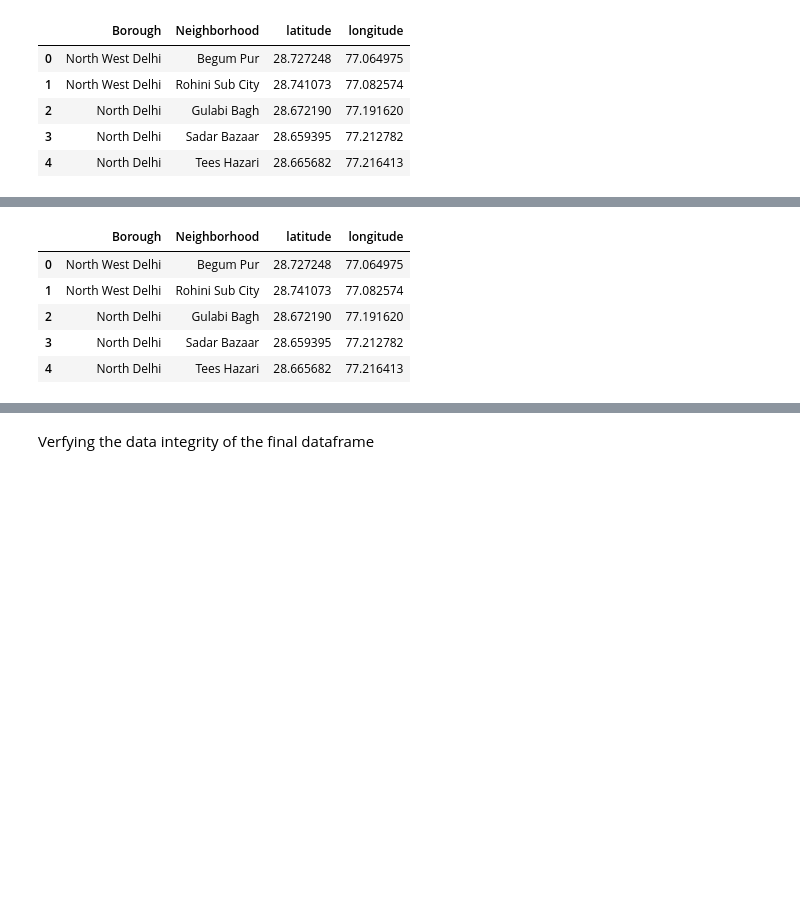
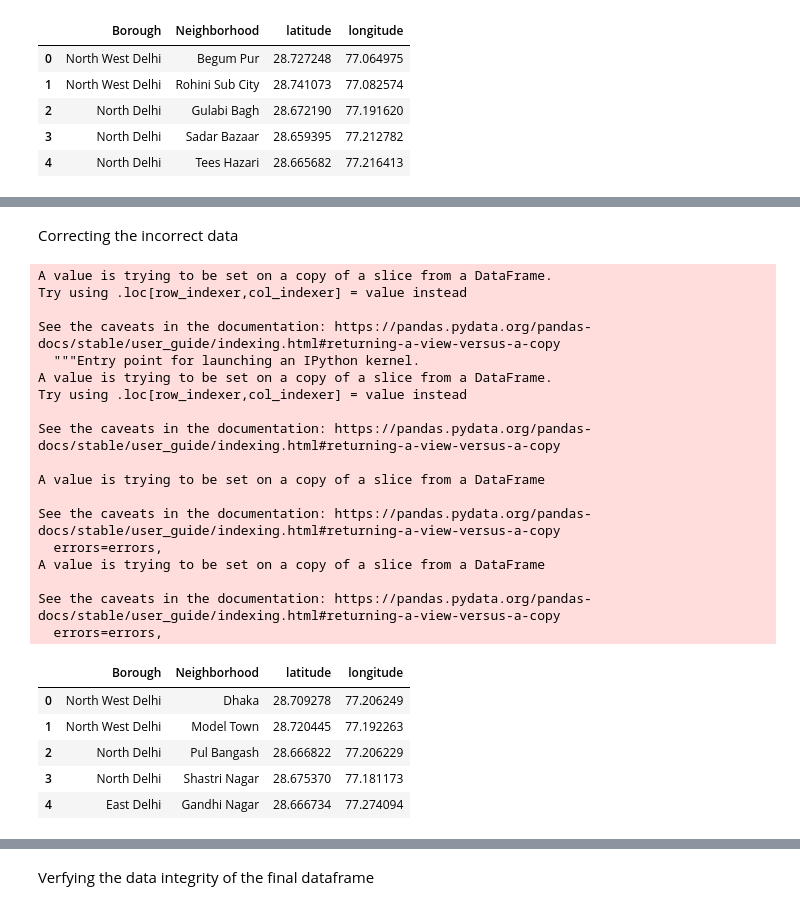
Before and after one commit to Sourin99/Rec-A-Businesss, a Jupyter notebook: Rec_a_Business_final_code.ipynb, the cells around one changed output, grey strips where cells are left out. Cells and saved outputs as stored; diff of their text form; code cells hidden in the pictures; blank space fills up the shorter version.

```diff
--- a/Rec_a_Business_final_code.ipynb
+++ b/Rec_a_Business_final_code.ipynb
@@ -219,3 +223,3 @@ The dataframe still has some wrong latitude and longitudes. Dropping them
 # %%
-df = df[df['latitude'] < 30]
+df2 = df[df['latitude'] < 30]
 # %%
@@ -224,9 +229,68 @@ df.drop(['index'],axis=1,inplace=True)
-# %%
-df.head()
-# %% [output]
-|  | Borough | Neighborhood | latitude | longitude |
-| 0 | North West Delhi | Begum Pur | 28.727248 | 77.064975 |
-| 1 | North West Delhi | Rohini Sub City | 28.741073 | 77.082574 |
-| 2 | North Delhi | Gulabi Bagh | 28.672190 | 77.191620 |
-| 3 | North Delhi | Sadar Bazaar | 28.659395 | 77.212782 |
-| 4 | North Delhi | Tees Hazari | 28.665682 | 77.216413 |
+# %% [markdown]
+Correcting the incorrect data
+# %%
+cor_lat = pd.Series([],dtype = float)
+cor_lng = pd.Series([],dtype = float)
+
+#Assigning the data
+
+#Dhaka
+cor_lat[0], cor_lng[0] = 28.709278, 77.206249
+
+#Model Town
+cor_lat[1],cor_lng[1] = 28.720445, 77.192263
+
+#Pul Bangash
+cor_lat[2], cor_lng[2] = 28.666822, 77.206229
+
+#Shastri Nagar , ND
+cor_lat[3],cor_lng[3] = 28.675370, 77.181173
+
+#Gandhi Nagar
+cor_lat[4], cor_lng[4] = 28.666734, 77.274094
+
+#Shastri Nagar , ED
+cor_lat[5],cor_lng[5] = 28.647588, 77.273977
+
+#Govindpuri
+cor_lat[6], cor_lng[6] = 28.535112, 77.263185
+
+#Kalkaji
+cor_lat[7],cor_lng[7] = 28.540973, 77.259523
+
+#Ashok Nagar
+cor_lat[8], cor_lng[8] = 28.637112, 77.102459
+
+#Nehru Nagar
+cor_lat[9],cor_lng[9] = 28.663061, 77.169519
+# %%
+df1['latitude_mod'] = cor_lat
+df1['longitude_mod'] = cor_lng
+df1.drop(['latitude','longitude'],axis=1,inplace=True)
+df1.rename(columns={'latitude_mod' : 'latitude' , 'longitude_mod' : 'longitude' }, inplace=True)
+df1.head()
+# %% [output]
+A value is trying to be set on a copy of a slice from a DataFrame.
+Try using .loc[row_indexer,col_indexer] = value instead
+
+See the caveats in the documentation: https://pandas.pydata.org/pandas-docs/stable/user_guide/indexing.html#returning-a-view-versus-a-copy
+  """Entry point for launching an IPython kernel.
+A value is trying to be set on a copy of a slice from a DataFrame.
+Try using .loc[row_indexer,col_indexer] = value instead
+
+See the caveats in the documentation: https://pandas.pydata.org/pandas-docs/stable/user_guide/indexing.html#returning-a-view-versus-a-copy
+
+A value is trying to be set on a copy of a slice from a DataFrame
+
+See the caveats in the documentation: https://pandas.pydata.org/pandas-docs/stable/user_guide/indexing.html#returning-a-view-versus-a-copy
+  errors=errors,
+A value is trying to be set on a copy of a slice from a DataFrame
+
+See the caveats in the documentation: https://pandas.pydata.org/pandas-docs/stable/user_guide/indexing.html#returning-a-view-versus-a-copy
+  errors=errors,
+|  | Borough | Neighborhood | latitude | longitude |
+| 0 | North West Delhi | Dhaka | 28.709278 | 77.206249 |
+| 1 | North West Delhi | Model Town | 28.720445 | 77.192263 |
+| 2 | North Delhi | Pul Bangash | 28.666822 | 77.206229 |
+| 3 | North Delhi | Shastri Nagar | 28.675370 | 77.181173 |
+| 4 | East Delhi | Gandhi Nagar | 28.666734 | 77.274094 |
```
Also changed, not shown: parts of 22 cells of this notebook.
